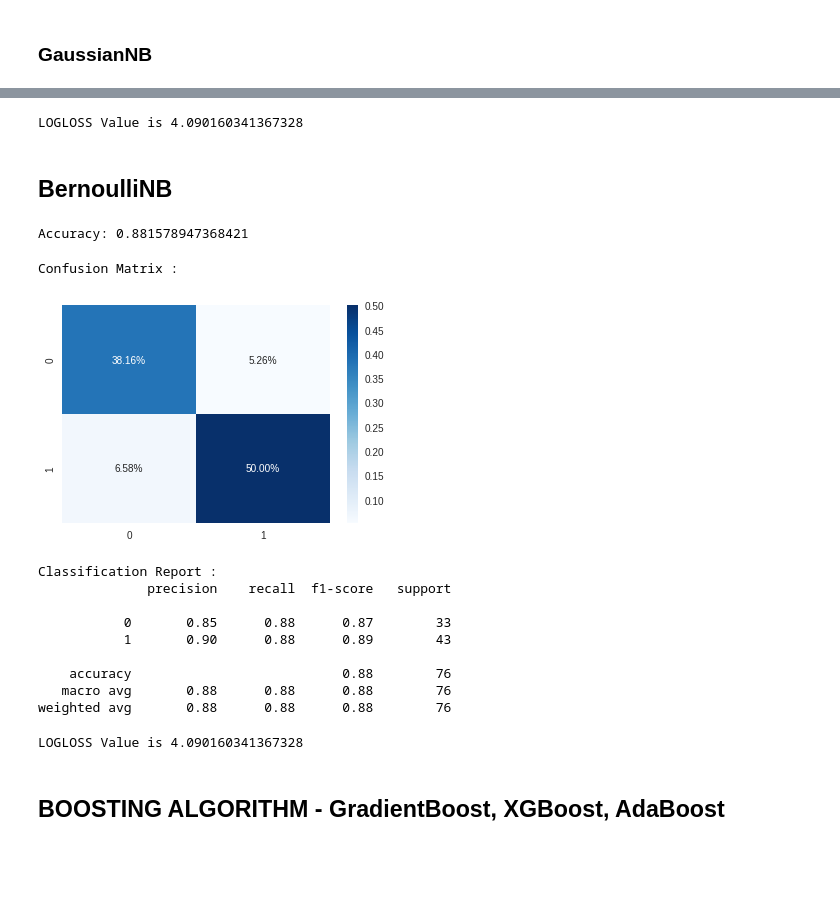
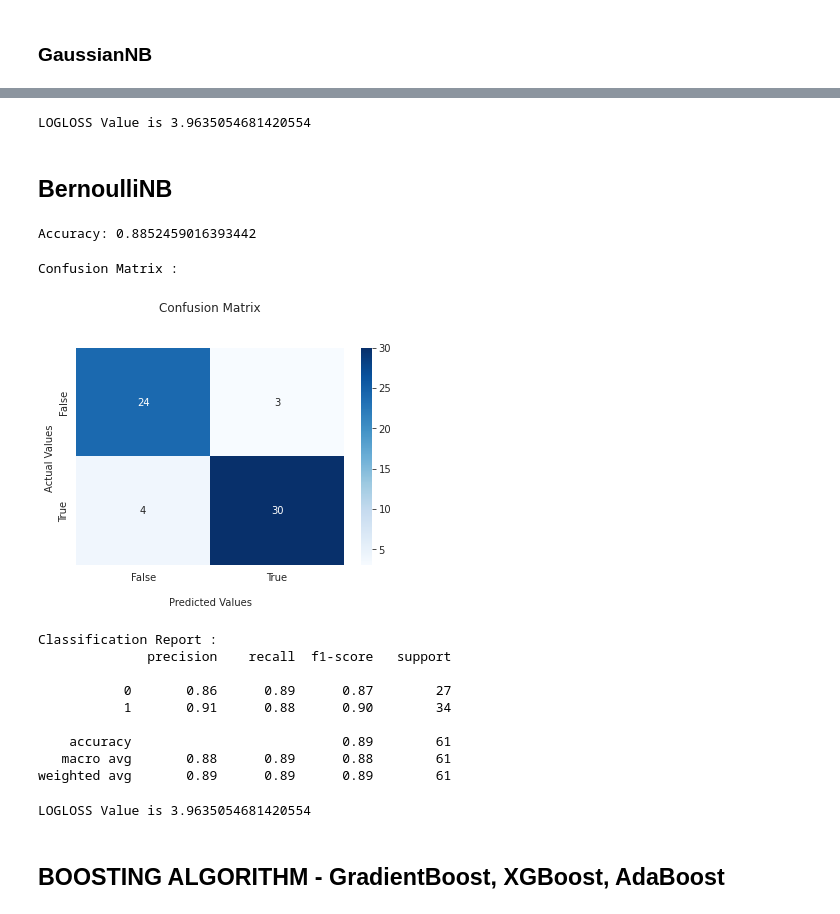
Before and after one commit to Zadak-H/Heart_Attack_Prediction, a Jupyter notebook: Heart_attack_prediction_classification.ipynb, the cells around one changed output, grey strips where cells are left out. Cells and saved outputs as stored; diff of their text form; code cells hidden in the pictures; blank space fills up the shorter version.

```diff
--- a/Heart_attack_prediction_classification.ipynb
+++ b/Heart_attack_prediction_classification.ipynb
@@ -403,7 +428,7 @@ LOGLOSS Value is 3.6357237992614033
 from sklearn.model_selection import train_test_split
 y = heart_dataset['target']
 X = heart_dataset.drop(['target'], axis = 1)
-X_train, X_test, y_train, y_test = train_test_split(X, y, test_size=0.25, random_state=120)
+X_train, X_test, y_train, y_test = train_test_split(X, y, test_size=0.2, random_state=120)
 # %%
 from sklearn.naive_bayes import GaussianNB
 gnb = GaussianNB(priors=None, var_smoothing=1e-0001)
@@ -445,7 +477,7 @@ weighted avg       0.88      0.88      0.88        76
 from sklearn.metrics import log_loss
 print('LOGLOSS Value is',log_loss(y_test, y_pred))
 # %% [output]
-LOGLOSS Value is 4.090160341367328
+LOGLOSS Value is 3.9635054681420554
 # %% [markdown]
 ## **BernoulliNB**
 # %%
@@ -458,17 +490,24 @@ y_pred = bnb.predict(X_test)
 from sklearn import metrics
 print("Accuracy:",metrics.accuracy_score(y_test, y_pred))
 # %% [output]
-Accuracy: 0.881578947368421
+Accuracy: 0.8852459016393442
 # %%
 # confusion Matrix
 from sklearn.metrics import confusion_matrix
 cm = confusion_matrix(y_test, y_pred)
 print ('Confusion Matrix :')
-sns.heatmap(cm/np.sum(cm),annot=True, fmt=".2%",cmap='Blues')
+ax = sns.heatmap(cm, annot=True, cmap='Blues')
+ax.set_title('Confusion Matrix\n\n');
+ax.set_xlabel('\nPredicted Values')
+ax.set_ylabel('Actual Values ');
+## Ticket labels - List must be in alphabetical order
+ax.xaxis.set_ticklabels(['False','True'])
+ax.yaxis.set_ticklabels(['False','True'])
+## Display the visualization of the Confusion Matrix.
 plt.show()
 # %% [output]
 Confusion Matrix :
-[figure, old version]
+[figure, new version]
 # %%
 # Classification Report
 from sklearn.metrics import classification_report
@@ -478,18 +517,18 @@ print (classification_report(y_test, y_pred))
 Classification Report :
               precision    recall  f1-score   support
 
-           0       0.85      0.88      0.87        33
-           1       0.90      0.88      0.89        43
+           0       0.86      0.89      0.87        27
+           1       0.91      0.88      0.90        34
 
-    accuracy                           0.88        76
-   macro avg       0.88      0.88      0.88        76
-weighted avg       0.88      0.88      0.88        76
+    accuracy                           0.89        61
+   macro avg       0.88      0.89      0.88        61
+weighted avg       0.89      0.89      0.89        61
 # %%
 # LogLOss Value
 from sklearn.metrics import log_loss
 print('LOGLOSS Value is',log_loss(y_test, y_pred))
 # %% [output]
-LOGLOSS Value is 4.090160341367328
+LOGLOSS Value is 3.9635054681420554
 # %% [markdown]
 ## **BOOSTING ALGORITHM** - GradientBoost, XGBoost, AdaBoost
 # %% [markdown]
```
Also changed, not shown: parts of 32 cells of this notebook.
